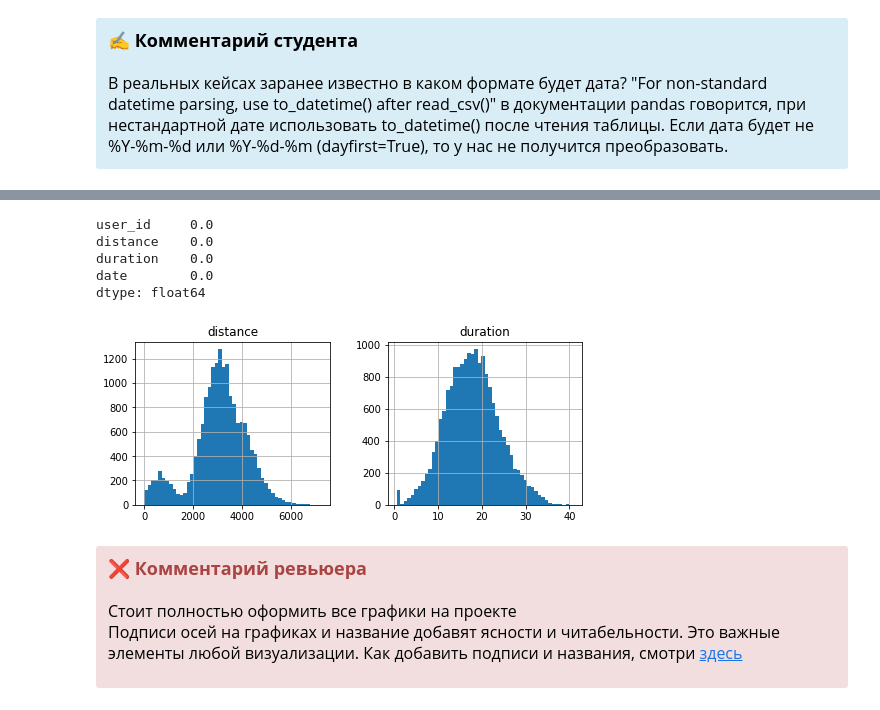
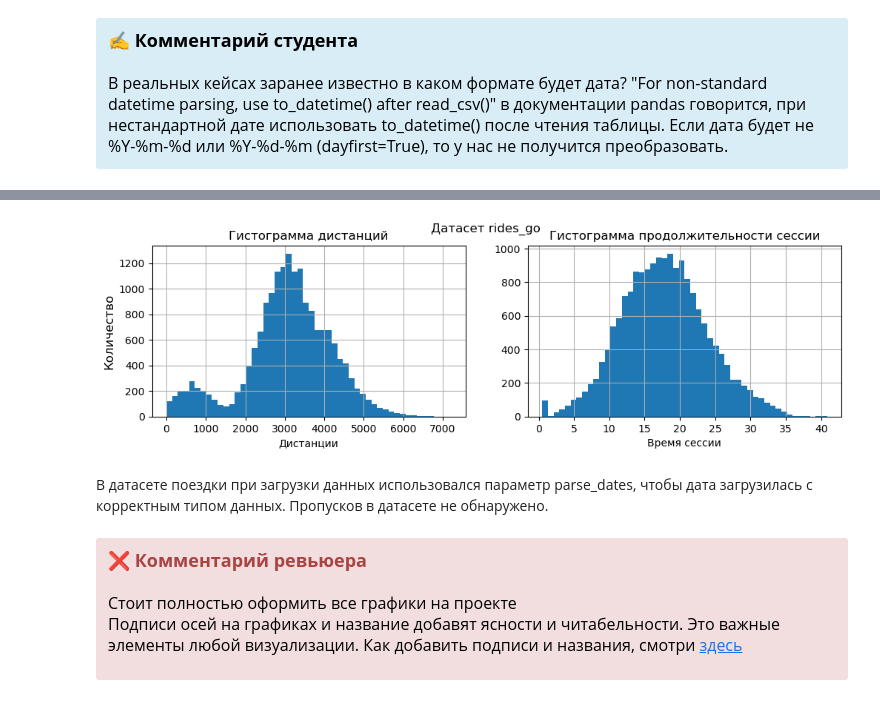
Before and after one commit to serguntsov/scooter, a Jupyter notebook: notebook.ipynb, the cells around one changed output, grey strips where cells are left out. Drawn from its saved outputs; the diff is of its cells as text; code cells hidden in the pictures.

```diff
--- a/notebook.ipynb
+++ b/notebook.ipynb
@@ -227,7 +231,7 @@ plt.show()
 # %% [markdown]
 #### 1.2 Датасет поездки
 # %%
-rides_go = parse_dataset('datasets/rides_go.csv', parse_dates=['date'])
+rides_go = parse_dataset('datasets/rides_go.csv', ['date'])
 # %% [output]
 |  | user_id | distance | duration | date |
 | 0 | 1 | 4409.919140 | 25.599769 | 2021-01-01 |
@@ -293,16 +282,26 @@ memory usage: 564.8 KB
-# %%
-(rides_go.isna().mean()*100).sort_values(ascending=False)
-# %% [output]
-user_id     0.0
-distance    0.0
-duration    0.0
-date        0.0
-dtype: float64
 # %%
-rides_go[['distance', 'duration']].hist(figsize=(8, 3), bins=50)
+plt.figure(figsize=(12, 3))
+
+plt.suptitle('Датасет rides_go')
+
+plt.subplot(1,2,1)
+plt.title('Гистограмма дистанций')
+plt.hist(rides_go['distance'], bins=50)
+plt.ylabel('Количество', fontsize=12)
+plt.xlabel('Дистанции')
+plt.grid()
+
+plt.subplot(1,2,2)
+plt.title('Гистограмма продолжительности сессии')
+plt.hist(rides_go['duration'], bins=50)
+plt.xlabel('Время сессии')
+plt.grid()
+
 plt.show()
 # %% [output]
-[figure, old version]
+[figure, new version]
+# %% [markdown]
+В датасете поездки при загрузки данных использовался параметр parse_dates, чтобы дата загрузилась с корректным типом данных. Пропусков в датасете не обнаружено.
 # %% [markdown]
 <div class="alert alert-danger">
 <font size="4"><b>❌ Комментарий ревьюера</b></font>
```
Also changed, not shown: parts of 20 cells of this notebook, 1 other file.
